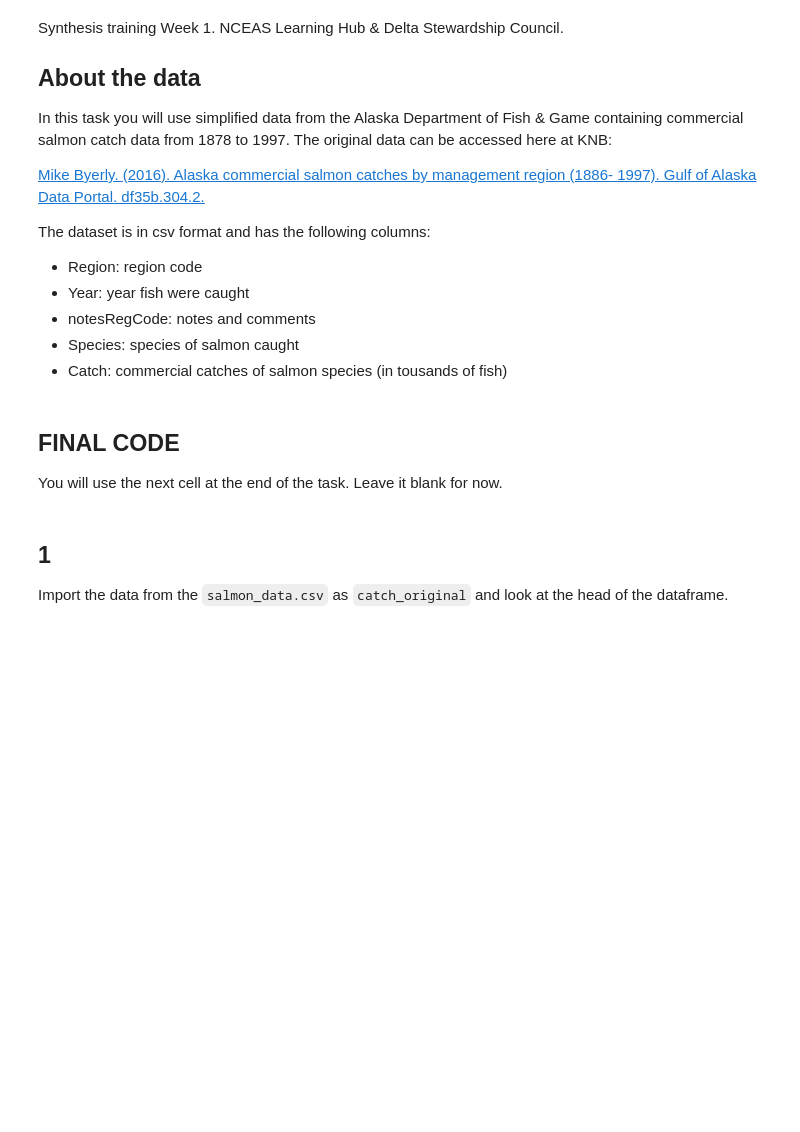
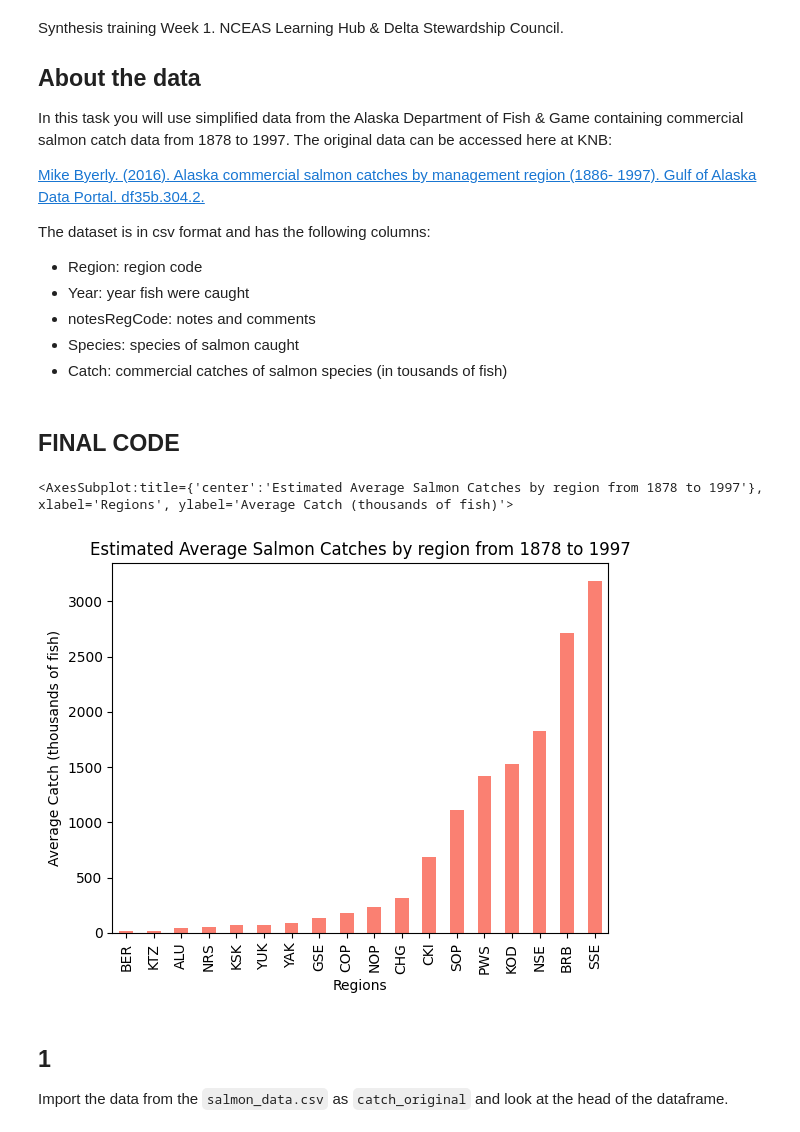
Before and after one commit to mwidas/eds220-hwk-2, a Jupyter notebook: hwk2-task3-salmon.ipynb, the cells around one changed output. Cells and saved outputs as stored; diff of their text form; code cells hidden in the pictures; blank space fills up the shorter version.

Commit message:
completed task 3

```diff
--- a/hwk2-task3-salmon.ipynb
+++ b/hwk2-task3-salmon.ipynb
@@ -30,7 +30,3 @@ The dataset is in csv format and has the following columns:
 - notesRegCode: notes and comments
 - Species: species of salmon caught
 - Catch: commercial catches of salmon species (in tousands of fish)
-# %% [markdown]
-## FINAL CODE
-
-You will use the next cell at the end of the task. Leave it blank for now.
@@ -39,3 +33,60 @@ You will use the next cell at the end of the task. Leave it blank for now.
+# %% [markdown]
+## FINAL CODE
+# %%
+### ===== FINAL CODE =====
+# import pandas using standard nomenclature
+import pandas as pd
+
+# import data using pandas
+catch_original=pd.read_csv('salmon_data.csv')
+
+# look at the head of the catch_orignial data frame
+catch_original.head()
+
+# print the unique values of the notesRegCode, commented this to make sure it does not show in output
+# print(catch_original.notesRegCode.unique())
+
+# remove notesRegCode column from data frame
+catch_original=catch_original.drop(columns=['notesRegCode'])
+
+# verify that notesRegCode is no longer in dataframe
+catch_original.head()
+
+# use dtypes() to check the types of data in the columns
+catch_original.dtypes
+
+# ANSWER: The catch column has the data type of object and I expected it to be in the int64 category as it signifies how many fish were caught.
+
+# find the rows where Catch = I
+catch_original.loc[catch_original['Catch'] == 'I']
+
+# Update the catch value to 1 from I
+catch_original.at[400, 'Catch'] = 1
+
+# check the value of this row to ensure it is 1
+catch_original.at[400, 'Catch']
+
+# use astype to change the dtype of a column to the specified dtype
+catch_original['Catch']=catch_original.Catch.astype('int64')
+
+# check the dtypes of df to ensure that catch updated from object to int64
+catch_original.dtypes
+
+# create a new df with mean catch per region
+catch_region=catch_original.groupby('Region').mean().Catch
+
+# look at head of new df
+catch_region.head()
+
+# make a bar graph of the estimated average salmon catches by region from 1878 to 1997
+catch_region.sort_values().plot(kind='bar',
+                               xlabel = 'Regions',
+                               ylabel = 'Average Catch (thousands of fish)',
+                               title = 'Estimated Average Salmon Catches by region from 1878 to 1997',
+                               color = 'salmon')
+# %% [output]
+<AxesSubplot:title={'center':'Estimated Average Salmon Catches by region from 1878 to 1997'}, xlabel='Regions', ylabel='Average Catch (thousands of fish)'>
+[figure, added]
 # %% [markdown]
 ## 1
 
```
Also changed, not shown: parts of 4 cells of this notebook.
